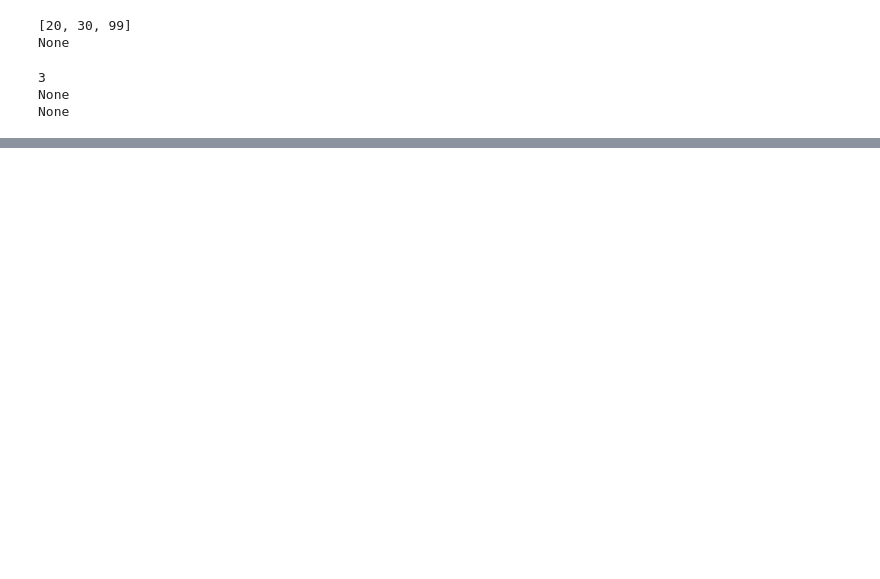
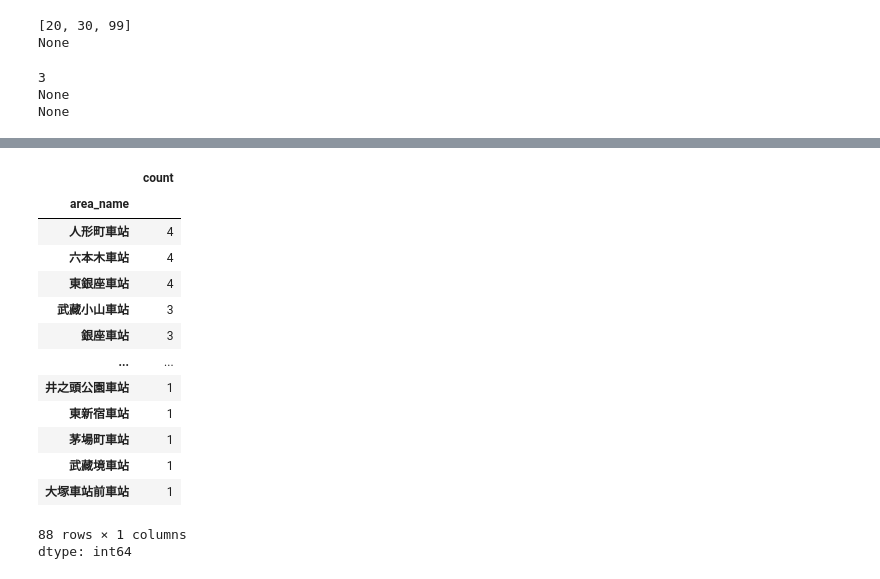
Before and after one commit to Emilyoyoyoyoyo/Tibame-practice, a Jupyter notebook: Tibame.ipynb, the cells around one changed output, grey strips where cells are left out. Saved outputs shown, nothing was run; the diff lists cells and outputs as text; code cells hidden in the pictures; blank space fills up the shorter version.

```diff
--- a/Tibame.ipynb
+++ b/Tibame.ipynb
@@ -942,0 +1118,28 @@ None
+# %%
+# 取文字
+import pandas as pd
+df = pd.read_csv("tabelog.csv")
+def func(s):
+    real_area = s.split("/")[0]
+    return real_area.strip()
+
+# func("大塚車站前車站 / 拉麵")
+
+df["area_name"] = df["area_name"].apply(func) #使用func()的定義函式
+df["area_name"].value_counts() #計算次數
+# %% [output]
+|  | count |
+| area_name |  |
+| 人形町車站 | 4 |
+| 六本木車站 | 4 |
+| 東銀座車站 | 4 |
+| 武藏小山車站 | 3 |
+| 銀座車站 | 3 |
+| ... | ... |
+| 井之頭公園車站 | 1 |
+| 東新宿車站 | 1 |
+| 茅場町車站 | 1 |
+| 武藏境車站 | 1 |
+| 大塚車站前車站 | 1 |
+88 rows × 1 columns
+dtype: int64
```
Also changed, not shown: parts of 22 cells of this notebook.
